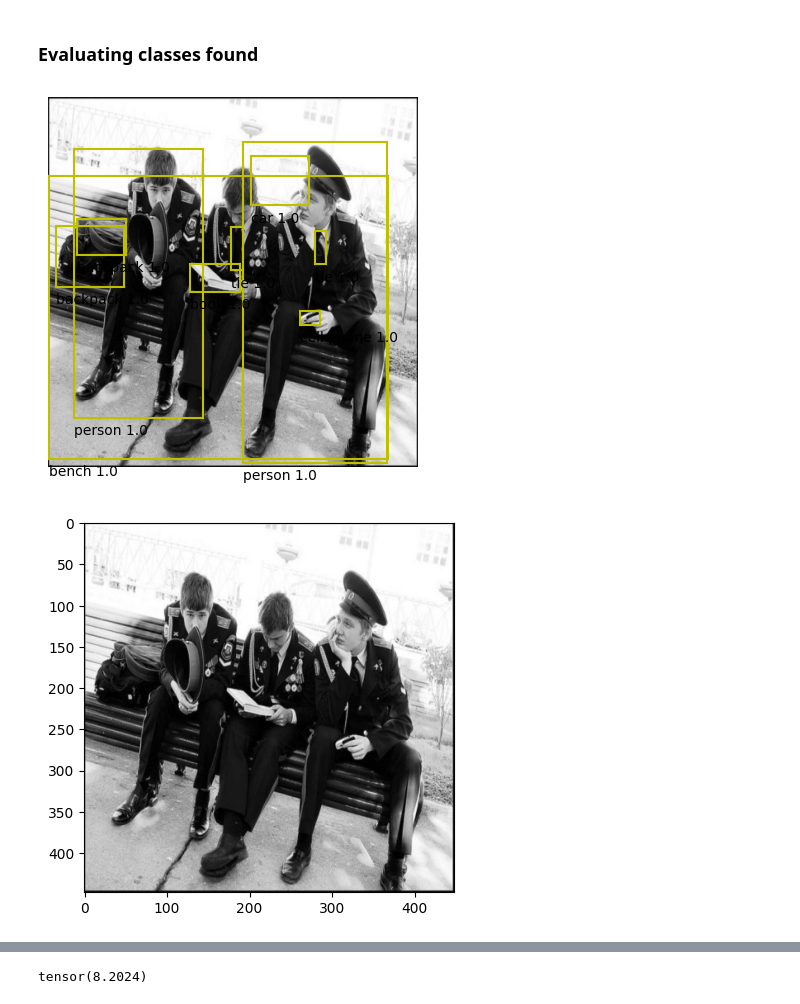
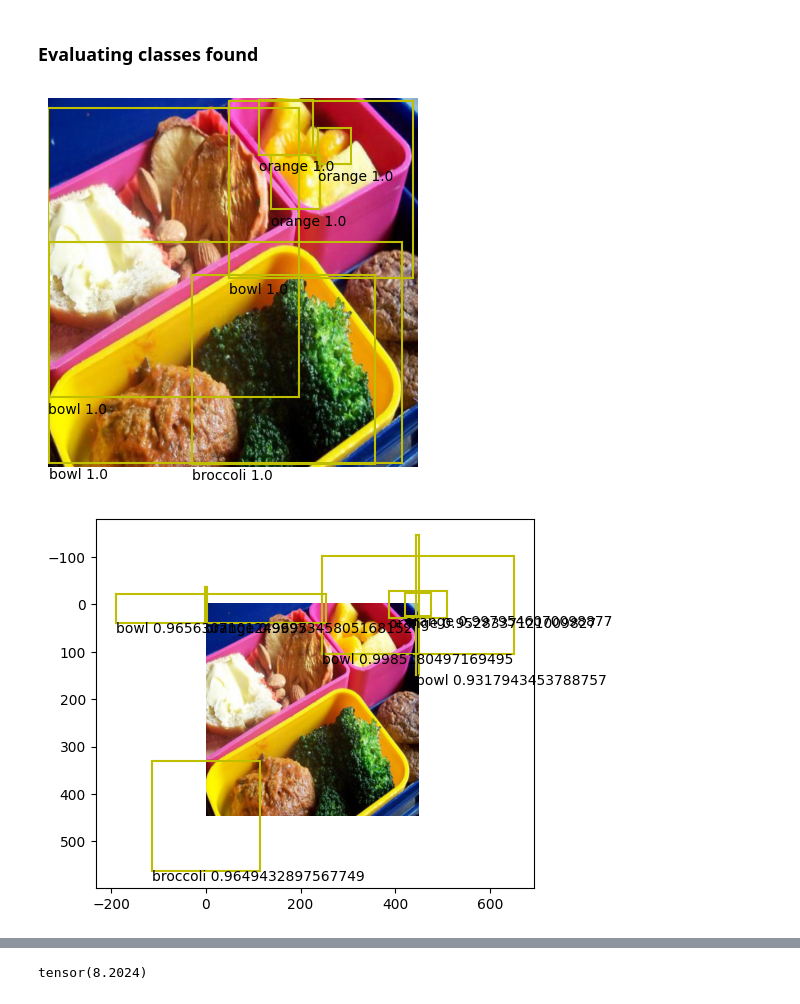
Before and after one commit to maianumerosky/EryxYOLO, a Jupyter notebook: yoloCoco.ipynb, the cells around one changed output, grey strips where cells are left out. Drawn from its saved outputs; the diff is of its cells as text; code cells hidden in the pictures.

```diff
--- a/yoloCoco.ipynb
+++ b/yoloCoco.ipynb
@@ -89,7 +89,7 @@ def create_dataloader(img_path, label_path, train_proportion, val_proportion, te
 img_path = "data/coco128/train/"
 label_path = "data/coco128/train/"
 train_dataloader,_,_ = create_dataloader(img_path, label_path, 1, 0, 0,
-                                    batch_size = 1,
+                                    batch_size = 2,
                                     input_size = 448,
                                     S=7,
                                     B=2,
@@ -250,10 +244,10 @@ toy_model.eval()
 # %%
 import draw_bbox as dbb
 
-img, label = train_dataloader.dataset[9]
+img, label = train_dataloader.dataset[0]
 dbb.draw_img_and_bbox_from_true_labels(img, label, class_dict = class_dict)
 # %% [output]
-[figure, old version]
+[figure, new version]
 # %%
 from draw_bbox import draw_prediction_grid_bbox, torch_to_pil
 import matplotlib.pyplot as plt
@@ -266,4 +260,4 @@ for i in range(7):
     for j in range(7):
         draw_prediction_grid_bbox(pred[0,i,j,:], ax, class_dict = class_dict)
 # %% [output]
-[figure, old version]
+[figure, new version]
```
Also changed, not shown: parts of 15 cells of this notebook, 4 other files.
